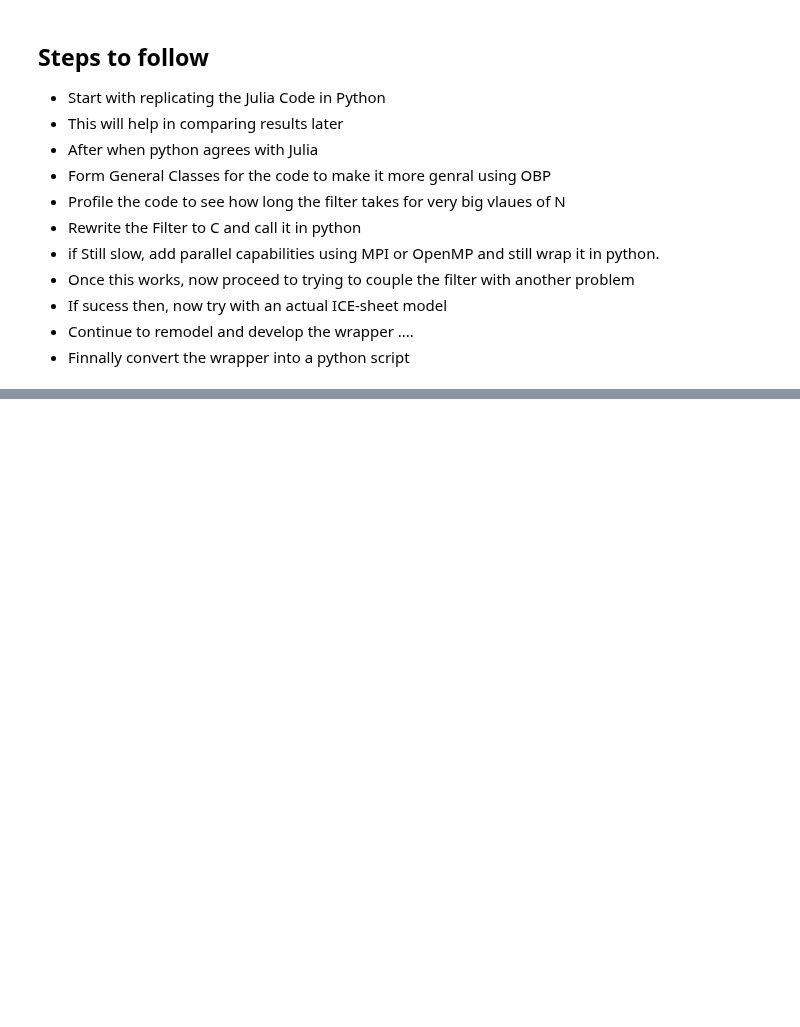
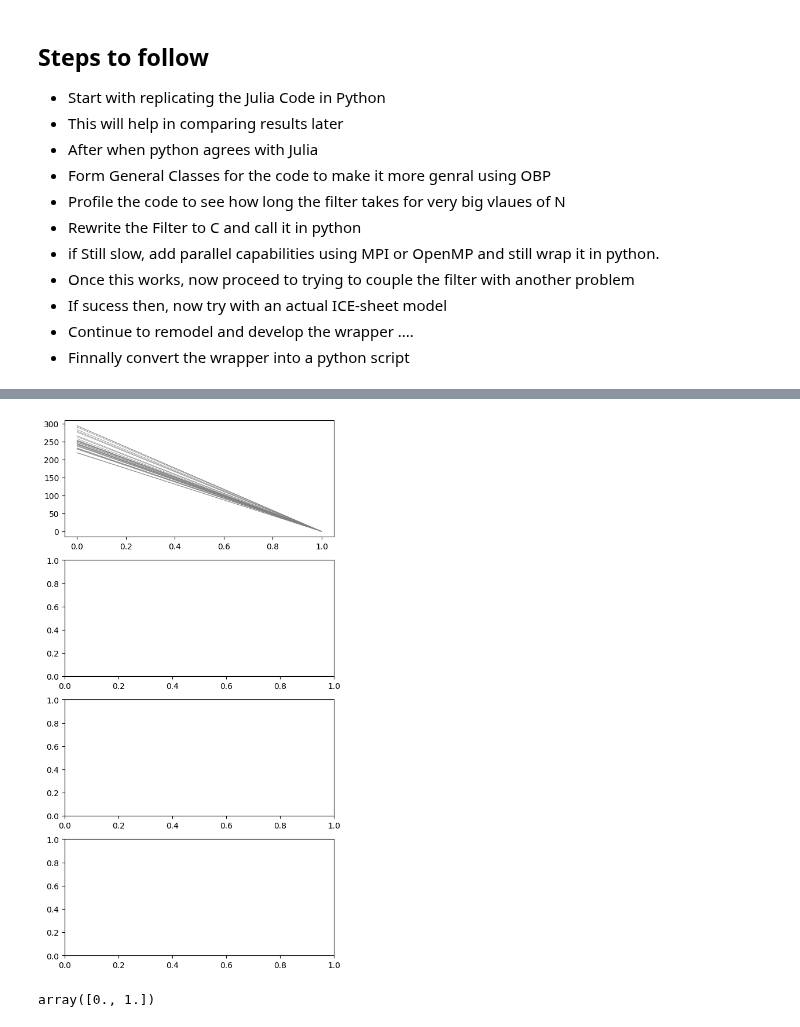
Before and after one commit to KYANJO/Data_assimilation_project, a Jupyter notebook: EnKF.ipynb, the cells around one changed output, grey strips where cells are left out. Cells and saved outputs as stored; diff of their text form; code cells hidden in the pictures; blank space fills up the shorter version.

```diff
--- a/EnKF.ipynb
+++ b/EnKF.ipynb
@@ -468,0 +595,72 @@ params["m_obs"] = 10
+# %%
+# Plotting the results
+# Plot configuration
+fig, axes = plt.subplots(4, 1, figsize=(6, 12))
+
+# 1. Plot Grounding Line (GL) position
+xg_idx = 2 * params["NX"]
+xg_truth = np.concatenate(([huxg_out0[xg_idx]], huxg_out1[xg_idx, :])) * params["xscale"]
+xg_wrong = np.concatenate(([statevec_init[xg_idx]], huxg_out2[xg_idx, :])) * params["xscale"]
+xg_EnKF_ens_mean = statevec_ens_mean[xg_idx, :] * params["xscale"]
+xg_EnKF_ens = statevec_ens_full[xg_idx, :, :].T * params["xscale"]
+xg_obs = Obs(huxg_virtual_obs, params["m_obs"])[-1, :] * params["xscale"]
+
+axes[0].plot(ts / params["year"], xg_EnKF_ens / 1e3, lw=0.5, color='gray')
+# axes[0].plot(ts / params["year"], xg_truth / 1e3, lw=3, color='black', label='truth')
+# axes[0].plot(ts / params["year"], xg_wrong / 1e3, lw=3, color='red', label='wrong')
+# axes[0].plot(ts / params["year"], xg_EnKF_ens_mean / 1e3, lw=3, color='blue', label='EnKF mean')
+# axes[0].scatter(ts_obs / params["year"], xg_obs / 1e3, color='orange', label='Obs')
+# axes[0].set_xlabel("time (kyr)")
+# axes[0].set_ylabel("GL position (km)")
+# axes[0].legend(loc='upper right')
+
+# # 2. Plot h mid-profile
+# h_truth = np.concatenate(([huxg_out0[25]], huxg_out1[25, :])) * params["hscale"]
+# h_wrong = np.concatenate(([statevec_init[25]], huxg_out2[25, :])) * params["hscale"]
+# h_EnKF_ens_mean = statevec_ens_mean[25, :] * params["hscale"]
+# h_EnKF_ens = statevec_ens_full[25, :, :].T * params["hscale"]
+# h_obs = huxg_virtual_obs[25, :] * params["hscale"]
+
+# axes[1].plot(ts / params["year"], h_EnKF_ens, lw=0.5, color='gray')
+# axes[1].plot(ts / params["year"], h_truth, lw=3, color='black', label='truth')
+# axes[1].plot(ts / params["year"], h_wrong, lw=3, color='red', label='wrong')
+# axes[1].plot(ts / params["year"], h_EnKF_ens_mean, lw=3, color='blue', label='EnKF mean')
+# axes[1].scatter(ts_obs / params["year"], h_obs, color='orange', label='Obs')
+# axes[1].set_xlabel("time (kyr)")
+# axes[1].set_ylabel("h (m)")
+# axes[1].legend(loc='upper right')
+
+# # 3. Plot u at terminus
+# u_truth = np.concatenate(([huxg_out0[100]], huxg_out1[100, :])) * params["uscale"] * params["year"]
+# u_wrong = np.concatenate(([statevec_init[100]], huxg_out2[100, :])) * params["uscale"] * params["year"]
+# u_EnKF_ens_mean = statevec_ens_mean[100, :] * params["uscale"] * params["year"]
+# u_EnKF_ens = statevec_ens_full[100, :, :].T * params["uscale"] * params["year"]
+# u_obs = huxg_virtual_obs[100, :] * params["uscale"] * params["year"]
+
+# axes[2].plot(ts / params["year"], u_EnKF_ens, lw=0.5, color='gray')
+# axes[2].plot(ts / params["year"], u_truth, lw=3, color='black', label='truth')
+# axes[2].plot(ts / params["year"], u_wrong, lw=3, color='red', label='wrong')
+# axes[2].plot(ts / params["year"], u_EnKF_ens_mean, lw=3, color='blue', label='EnKF mean')
+# axes[2].scatter(ts_obs / params["year"], u_obs, color='orange', label='Obs')
+# axes[2].set_xlabel("time (kyr)")
+# axes[2].set_ylabel("u (m/yr)")
+# axes[2].legend(loc='upper right')
+
+# # 4. Plot terminus melt
+# fm_EnKF_ens_mean = statevec_ens_mean[-1, :] * params["uscale"] * params["year"]
+# fm_EnKF_ens = statevec_ens_full[-1, :, :].T * params["uscale"] * params["year"]
+
+# axes[3].plot(ts / params["year"], fm_EnKF_ens, lw=0.5, color='gray')
+# axes[3].plot(ts / params["year"], fm_EnKF_ens_mean, lw=3, color='blue', label='EnKF mean')
+# axes[3].set_xlabel("time (kyr)")
+# axes[3].set_ylabel("Terminus Melt Rate (m/yr)")
+# axes[3].legend(loc='upper right')
+
+# plt.tight_layout()
+plt.show()
+# %% [output]
+[figure, added]
+# %%
+ts/params["year"]
+# %% [output]
+array([0., 1.])
```
Also changed, not shown: parts of 8 cells of this notebook.
